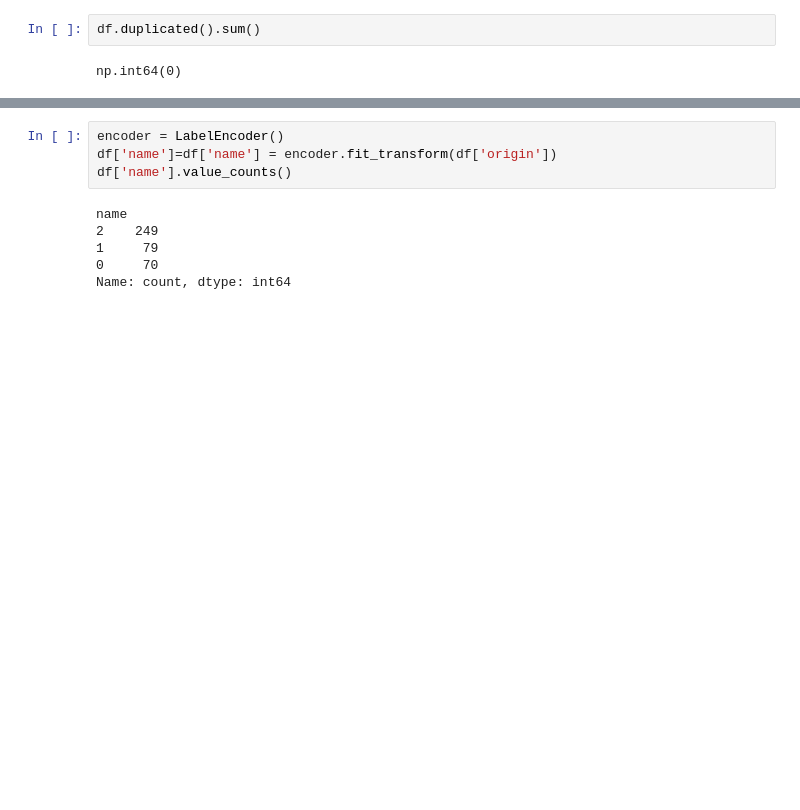
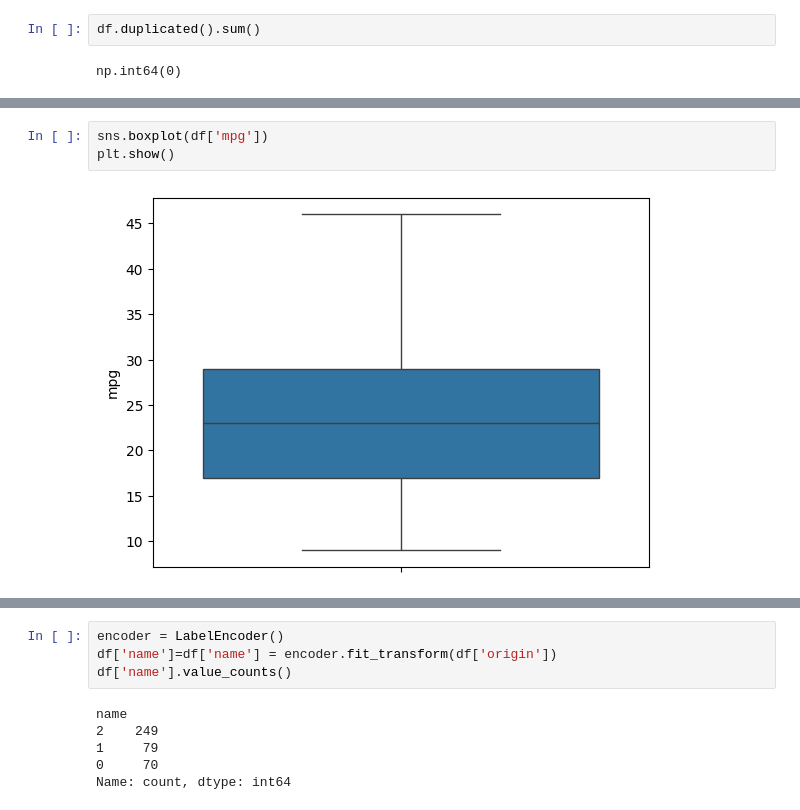
Before and after one commit to Avinash174/DataScience, a Jupyter notebook: python/ML/ML-2.ipynb, the cells around one changed output, grey strips where cells are left out. Saved outputs shown, nothing was run; the diff lists cells and outputs as text; blank space fills up the shorter version.

```diff
--- a/python/ML/ML-2.ipynb
+++ b/python/ML/ML-2.ipynb
@@ -143,0 +195,5 @@ for i in df.select_dtypes(include=np.number).columns:
+# %%
+sns.boxplot(df['mpg'])
+plt.show()
+# %% [output]
+[figure, added]
```
Also changed, not shown: parts of 20 cells of this notebook.
